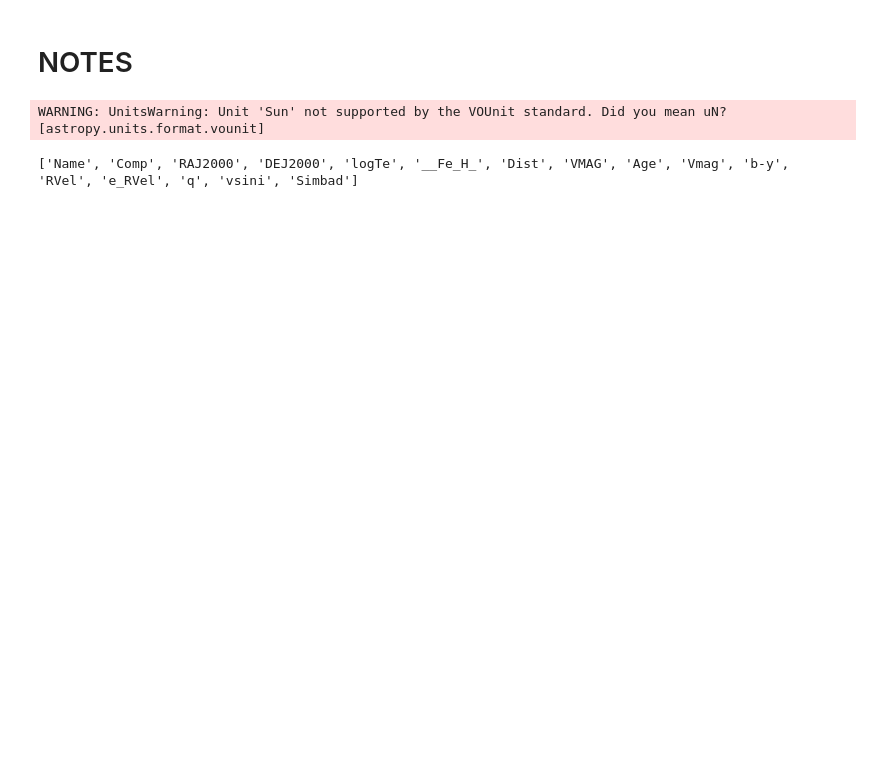
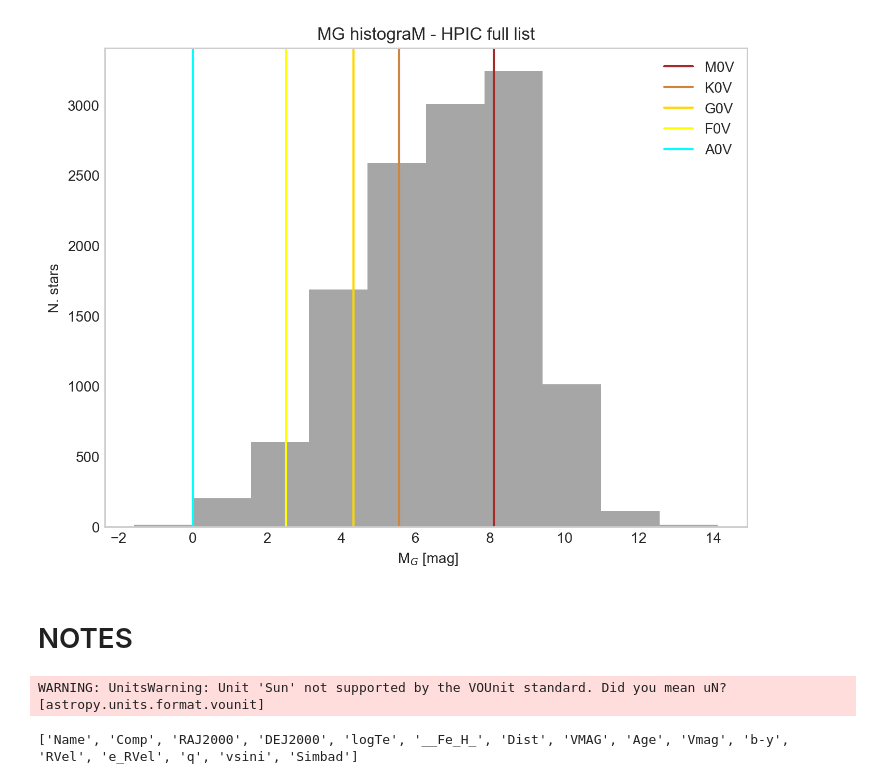
Before and after one commit to astrosebas/HWO, a Jupyter notebook: HWO_crossmatches_Sebastian/20241111.HWO.Vizier.Match.ipynb, the cells around one changed output. Saved outputs shown, nothing was run; the diff lists cells and outputs as text; code cells hidden in the pictures; blank space fills up the shorter version.

```diff
--- a/HWO_crossmatches_Sebastian/20241111.HWO.Vizier.Match.ipynb
+++ b/HWO_crossmatches_Sebastian/20241111.HWO.Vizier.Match.ipynb
@@ -128,3 +346,23 @@ CROSSMATCH: Done
+# %%
+Ffig, ax = plt.subplots(figsize=(8,6), dpi=200)
+plt.hist(MG, color='gray', alpha=0.7,linewidth=0.2)
+
+plt.axvline(8.1,color='brown',label='M0V')
+plt.axvline(5.553,color='peru',label='K0V')
+plt.axvline(4.32,color='gold',label='G0V')
+plt.axvline(2.51,color='yellow',label='F0V')
+plt.axvline(0,color='cyan',label='A0V')
+
+
+plt.title('MG histograM - HPIC full list')
+plt.ylabel(r'N. stars')
+plt.xlabel(r' M$_G$ [mag]')
+plt.grid(False)
+plt.legend(loc='best')
+plt.savefig('HPIC.FullList.Hist.png', rasterize=True)
+plt.savefig('HPIC.FullList.Hist.pdf', rasterize=True)
+# %% [output]
+[figure, added]
 # %% [markdown]
 # NOTES
 # %%
```
Also changed, not shown: parts of 12 cells of this notebook, 17 other files.
